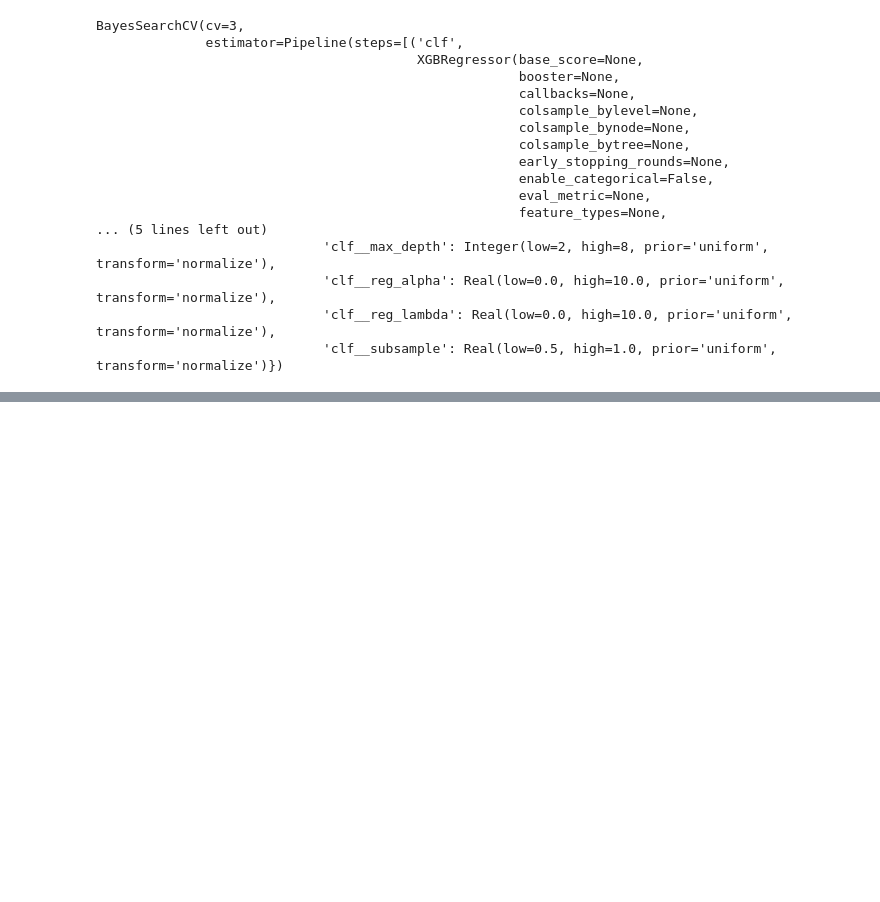
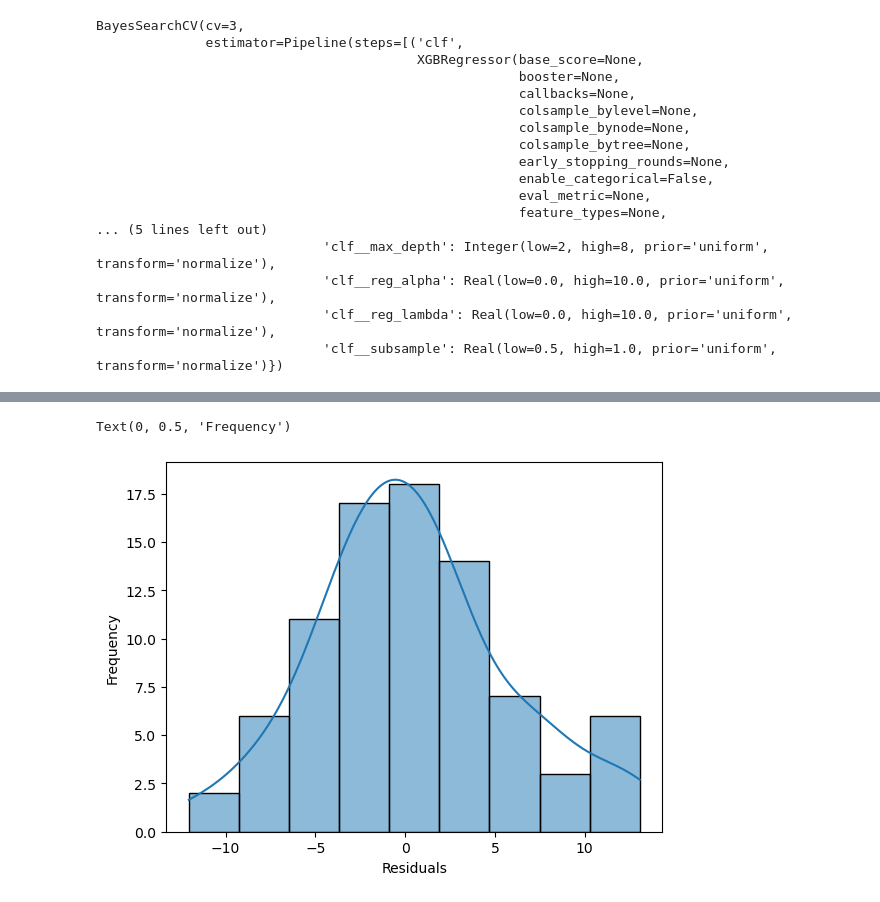
Before and after one commit to agbandong/valorant-boosted-tree, a Jupyter notebook: Model 1.ipynb, the cells around one changed output, grey strips where cells are left out. Cells and saved outputs as stored; diff of their text form; code cells hidden in the pictures; blank space fills up the shorter version.

```diff
--- a/Model 1.ipynb
+++ b/Model 1.ipynb
@@ -237,0 +261,8 @@ array([249.55511 , 220.18166 , 212.13702 , 178.78893 , 225.51491 ,
+# %%
+#Distribution of Residuals
+sns.histplot(residuals, kde=True)
+plt.xlabel('Residuals')
+plt.ylabel('Frequency')
+# %% [output]
+Text(0, 0.5, 'Frequency')
+[figure, added]
```
Also changed, not shown: parts of 30 cells of this notebook.
